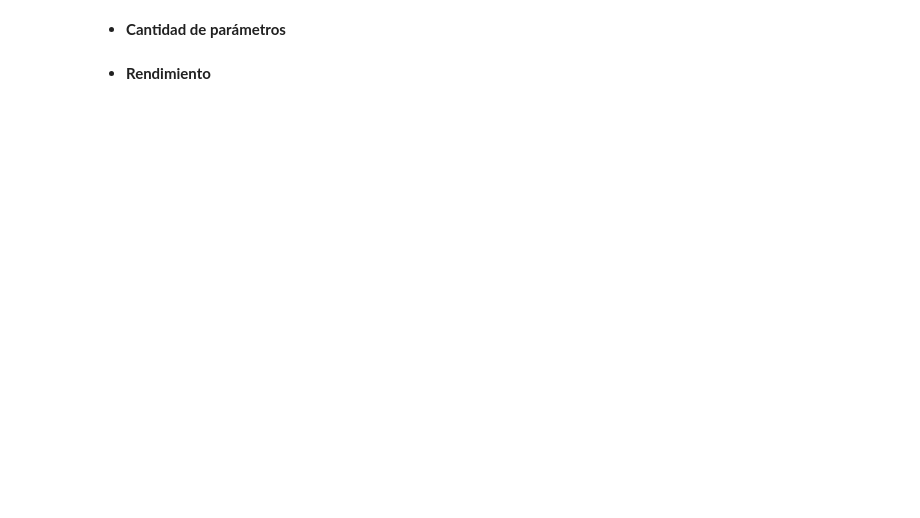
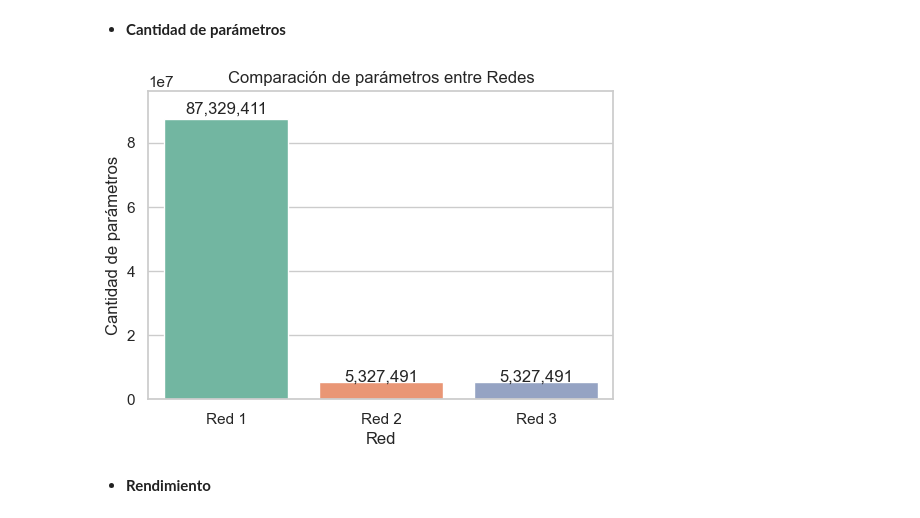
Before and after one commit to LuEnciso21/ImagenesMedicas, a Jupyter notebook: TrabajoCuatro/TrabajoCuatro.ipynb, the cells around one changed output. Cells and saved outputs as stored; diff of their text form; code cells hidden in the pictures; blank space fills up the shorter version.

```diff
--- a/TrabajoCuatro/TrabajoCuatro.ipynb
+++ b/TrabajoCuatro/TrabajoCuatro.ipynb
@@ -606,7 +604,7 @@ model2.compile(optimizer='adam',
 model2.summary()
 
 # Entrenamiento
-history2 = model2.fit(X_train, y_train, epochs=10, validation_split=0.2, batch_size=32)
+history2 = model2.fit(X_train, y_train, epochs=10,  validation_data=(X_val, y_val), batch_size=32)
 
 # Tiempo de ejecución
 end_time = time.time()
@@ -725,0 +891,3 @@ plt.show()
+# %%
+total_params3 = model3.count_params()
+print(f"Cantidad total de parámetros: {total_params3}")
@@ -746,21 +1002,23 @@ plt.show()
 # %%
 # Crear DataFrame para Seaborn
 df = pd.DataFrame({
-    'Red': ['Red 1', 'Red 2'],
-    'Cantidad de parámetros': [total_params1, total_params2]
+    'Red': ['Red 1', 'Red 2','Red 3'],
+    'Cantidad de parámetros': [total_params1, total_params2,total_params3]
 })
 
 # Gráfico de barras
 plt.figure(figsize=(6, 4))
-sns.barplot(data=df, x='Red', y='Cantidad de parámetros', palette='Set2')
-plt.title('Comparación de parámetros entre Red 1 y 2')
+sns.barplot(data=df, x='Red', y='Cantidad de parámetros', hue='Red', palette='Set2', legend=False)
+plt.title('Comparación de parámetros entre Redes')
 plt.ylim(0, max(df['Cantidad de parámetros']) * 1.1)
 
 # Agregar valores encima de las barras
 for i, row in df.iterrows():
     plt.text(i, row['Cantidad de parámetros'] * 1.02, f"{row['Cantidad de parámetros']:,}", ha='center')
 
 plt.show()
+# %% [output]
+[figure, added]
 # %% [markdown]
 * **Rendimiento**
 # %%
```
Also changed, not shown: parts of 39 cells of this notebook.
